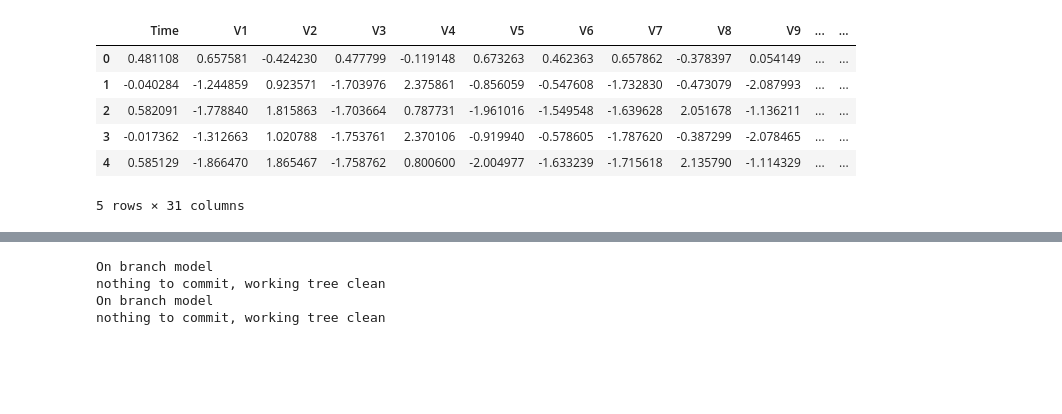
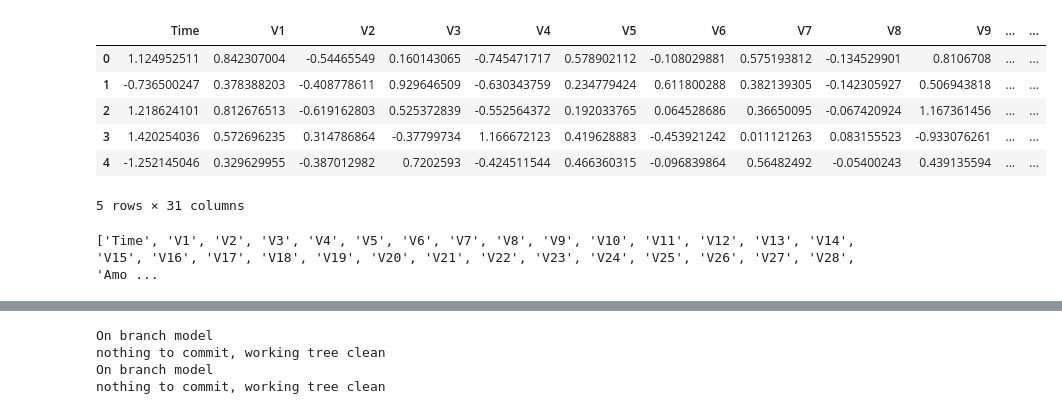
Before and after one commit to Sarah627/Credit-Card-Fraud-Detection, a Jupyter notebook: model.ipynb, the cells around one changed output, grey strips where cells are left out. Cells and saved outputs as stored; diff of their text form; code cells hidden in the pictures; blank space fills up the shorter version.

Commit message:
trained dataset

```diff
--- a/model.ipynb
+++ b/model.ipynb
@@ -58,18 +3,22 @@ import numpy as np
 # %%
-dataset=pd.read_csv(r"E:\Courses\DEPI\New folder\cleansed_dataset.csv")
+dataset=pd.read_csv("cleansed_dataset.csv")
 dataset.head()
 # %% [output]
 |  | Time | V1 | V2 | V3 | V4 | V5 | V6 | V7 | V8 | V9 | ... | ... |
-| 0 | 0.481108 | 0.657581 | -0.424230 | 0.477799 | -0.119148 | 0.673263 | 0.462363 | 0.657862 | -0.378397 | 0.054149 | ... | ... |
-| 1 | -0.040284 | -1.244859 | 0.923571 | -1.703976 | 2.375861 | -0.856059 | -0.547608 | -1.732830 | -0.473079 | -2.087993 | ... | ... |
-| 2 | 0.582091 | -1.778840 | 1.815863 | -1.703664 | 0.787731 | -1.961016 | -1.549548 | -1.639628 | 2.051678 | -1.136211 | ... | ... |
-| 3 | -0.017362 | -1.312663 | 1.020788 | -1.753761 | 2.370106 | -0.919940 | -0.578605 | -1.787620 | -0.387299 | -2.078465 | ... | ... |
-| 4 | 0.585129 | -1.866470 | 1.865467 | -1.758762 | 0.800600 | -2.004977 | -1.633239 | -1.715618 | 2.135790 | -1.114329 | ... | ... |
+| 0 | 1.124952511 | 0.842307004 | -0.54465549 | 0.160143065 | -0.745471717 | 0.578902112 | -0.108029881 | 0.575193812 | -0.134529901 | 0.8106708 | ... | ... |
+| 1 | -0.736500247 | 0.378388203 | -0.408778611 | 0.929646509 | -0.630343759 | 0.234779424 | 0.611800288 | 0.382139305 | -0.142305927 | 0.506943818 | ... | ... |
+| 2 | 1.218624101 | 0.812676513 | -0.619162803 | 0.525372839 | -0.552564372 | 0.192033765 | 0.064528686 | 0.36650095 | -0.067420924 | 1.167361456 | ... | ... |
+| 3 | 1.420254036 | 0.572696235 | 0.314786864 | -0.37799734 | 1.166672123 | 0.419628883 | -0.453921242 | 0.011121263 | 0.083155523 | -0.933076261 | ... | ... |
+| 4 | -1.252145046 | 0.329629955 | -0.387012982 | 0.7202593 | -0.424511544 | 0.466360315 | -0.096839864 | 0.56482492 | -0.05400243 | 0.439135594 | ... | ... |
 5 rows × 31 columns
 # %%
 from sklearn.model_selection import train_test_split
 from sklearn.linear_model import LogisticRegression
 from sklearn.metrics import accuracy_score,confusion_matrix,classification_report
+# %%
+print(list(dataset.columns))
+# %% [output]
+['Time', 'V1', 'V2', 'V3', 'V4', 'V5', 'V6', 'V7', 'V8', 'V9', 'V10', 'V11', 'V12', 'V13', 'V14', 'V15', 'V16', 'V17', 'V18', 'V19', 'V20', 'V21', 'V22', 'V23', 'V24', 'V25', 'V26', 'V27', 'V28', 'Amo ...
 # %%
 x=dataset.drop('Class',axis=1)
 x
```
Also changed, not shown: parts of 13 cells of this notebook, 3 other files.
